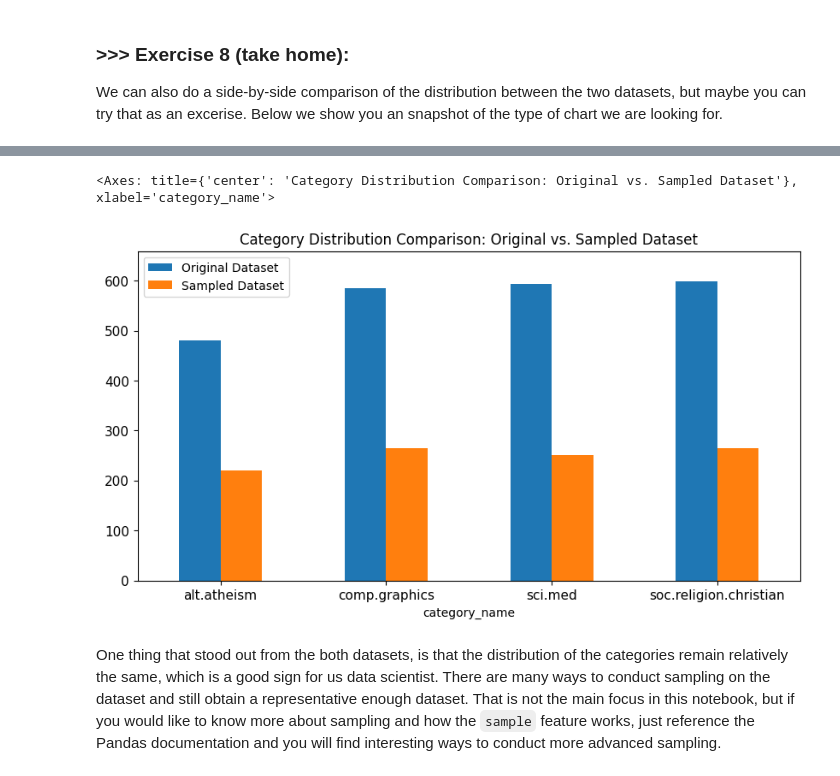
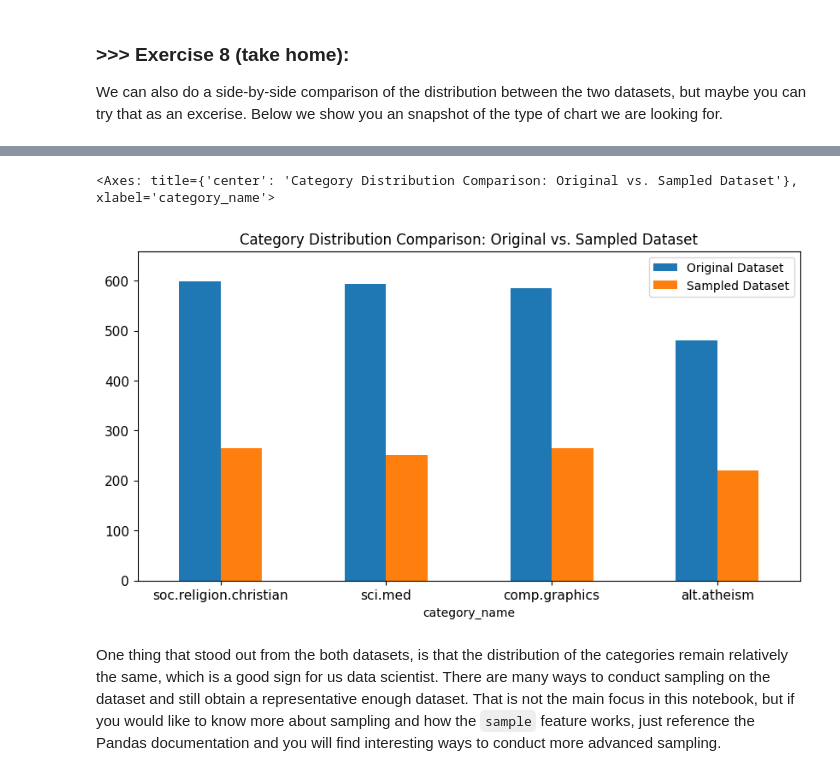
Before and after one commit to Deniz-Can/DM2025-Lab1-Exercise, a Jupyter notebook: DM2025-Lab1-Master.ipynb, the cells around one changed output, grey strips where cells are left out. Saved outputs shown, nothing was run; the diff lists cells and outputs as text; code cells hidden in the pictures.

```diff
--- a/DM2025-Lab1-Master.ipynb
+++ b/DM2025-Lab1-Master.ipynb
@@ -885,25 +885,27 @@ We can also do a side-by-side comparison of the distribution between the two dat
 # %%
 # Answer here
 
 # combine data frames
 comparison_df = pd.DataFrame({
     'Original Dataset': X.category_name.value_counts(),
     'Sampled Dataset': X_sample.category_name.value_counts()
 })
+
+comparison_df.sort_values(by='Original Dataset', ascending=False, inplace=True)
 
 # calculate dynamic y-axis limit
 max_y = comparison_df.values.max().max() * 1.1
 
 # visualize side-by-side bar chart
 comparison_df.plot(kind='bar',
                    title='Category Distribution Comparison: Original vs. Sampled Dataset',
                    ylim=[0, max_y],
                    rot=0,
                    fontsize=11,
                    figsize=(10,5))
 # %% [output]
 <Axes: title={'center': 'Category Distribution Comparison: Original vs. Sampled Dataset'}, xlabel='category_name'>
-[figure, old version]
+[figure, new version]
 # %% [markdown]
 One thing that stood out from the both datasets, is that the distribution of the categories remain relatively the same, which is a good sign for us data scientist. There are many ways to conduct sampling on the dataset and still obtain a representative enough dataset. That is not the main focus in this notebook, but if you would like to know more about sampling and how the `sample` feature works, just reference the Pandas documentation and you will find interesting ways to conduct more advanced sampling.
 # %% [markdown]
```
Also changed, not shown: parts of 4 cells of this notebook, 1 other file.
